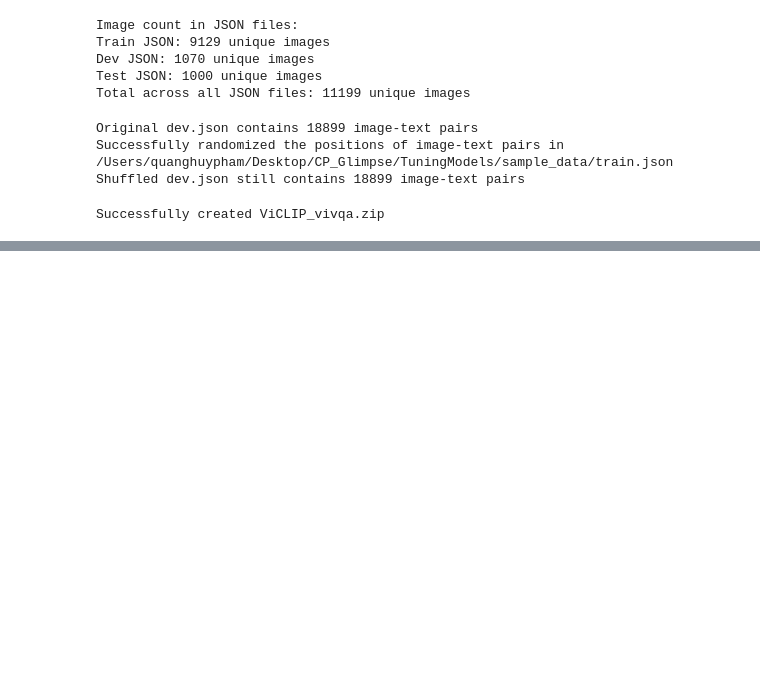
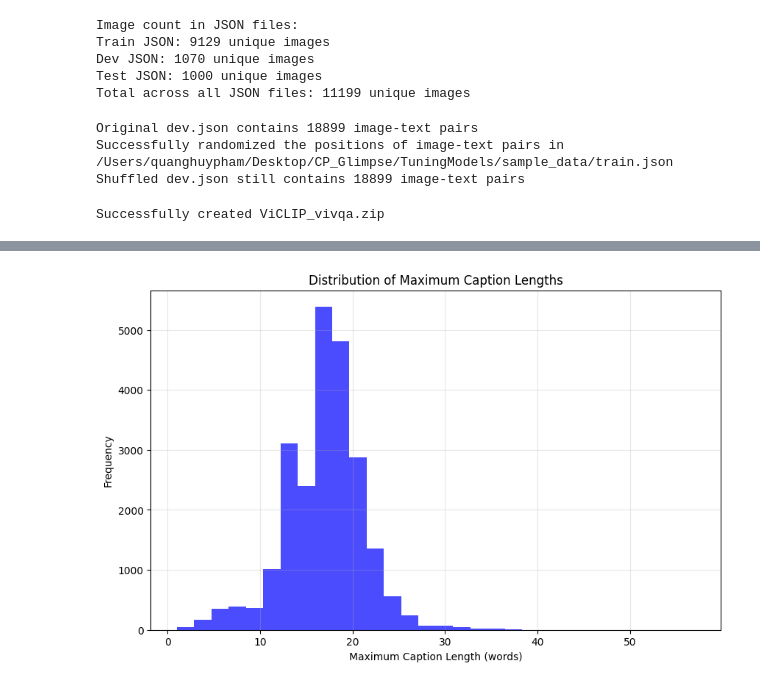
Before and after one commit to huyqcl377/TuningModels, a Jupyter notebook: datasplit.ipynb, the cells around one changed output, grey strips where cells are left out. Saved outputs shown, nothing was run; the diff lists cells and outputs as text; code cells hidden in the pictures; blank space fills up the shorter version.

```diff
--- a/datasplit.ipynb
+++ b/datasplit.ipynb
@@ -430,3 +430,83 @@ except Exception as e:
 Successfully created ViCLIP_vivqa.zip
 # %%
 # scp -P 10853 root@213.173.110.105:/root/TuningModels/ViCLIP_vivqa.zip /Users/quanghuypham/Desktop/trained_models/
+# %%
+import json
+import os
+import numpy as np
+from tqdm import tqdm
+
+# Path to the JSON data directory
+json_data_dir = '/home/researcher/huypq69/TuningModels/json_data'
+
+# Function to calculate average max length of captions
+def calculate_avg_max_caption_length(json_dir):
+    max_lengths = []
+
+    # Get all JSON files in the directory
+    json_files = [f for f in os.listdir(json_dir) if f.endswith('.json')]
+
+    for json_file in tqdm(json_files, desc="Processing JSON files"):
+        file_path = os.path.join(json_dir, json_file)
+
+        try:
+            # Load the JSON file
+            with open(file_path, 'r', encoding='utf-8') as f:
+                data = json.load(f)
+
+            # Handle different JSON formats
+            if isinstance(data, list):
+                # Format like in test.json: list of dictionaries with "image_path" and "caption" keys
+                for item in data:
+                    if "caption" in item and item["caption"]:
+                        # Get the length of each caption (in words)
+                        caption_lengths = [len(caption.split()) for caption in item["caption"]]
+                        # Store the maximum length for this image
+                        max_lengths.append(max(caption_lengths))
+            elif isinstance(data, dict):
+                # Format like in the previous code: dictionary with image_id keys
+                for image_id, image_data in data.items():
+                    if 'captions' in image_data and image_data['captions']:
+                        # Get the length of each caption (in words)
+                        caption_lengths = [len(caption.split()) for caption in image_data['captions']]
+                        # Store the maximum length for this image
+                        max_lengths.append(max(caption_lengths))
+
+        except Exception as e:
+            print(f"Error processing {json_file}: {e}")
+
+    # Calculate statistics
+    if max_lengths:
+        avg_max_length = np.mean(max_lengths)
+        median_max_length = np.median(max_lengths)
+        min_max_length = np.min(max_lengths)
+        max_max_length = np.max(max_lengths)
+        std_max_length = np.std(max_lengths)
+
+        print(f"Average maximum caption length: {avg_max_length:.2f} words")
+        print(f"Median maximum caption length: {median_max_length:.2f} words")
+        print(f"Minimum of maximum caption lengths: {min_max_length} words")
+        print(f"Maximum of maximum caption lengths: {max_max_length} words")
+        print(f"Standard deviation of maximum caption lengths: {std_max_length:.2f} words")
+
+        # Plot histogram of max lengths
+        try:
+            import matplotlib.pyplot as plt
+            plt.figure(figsize=(10, 6))
+            plt.hist(max_lengths, bins=30, alpha=0.7, color='blue')
+            plt.title('Distribution of Maximum Caption Lengths')
+            plt.xlabel('Maximum Caption Length (words)')
+            plt.ylabel('Frequency')
+            plt.grid(True, alpha=0.3)
+            plt.show()
+        except ImportError:
+            print("Matplotlib not available for plotting histogram")
+
+        return avg_max_length, max_lengths
+    else:
+        print("No captions found in the JSON files")
+        return None, []
+
+# Run the calculation
+avg_max_length, all_max_lengths = calculate_avg_max_caption_length(json_data_dir)
+# %% [output]
@@ -432,0 +518 @@ Successfully created ViCLIP_vivqa.zip
+[figure, added]
```
Also changed, not shown: parts of 1 cell of this notebook.
